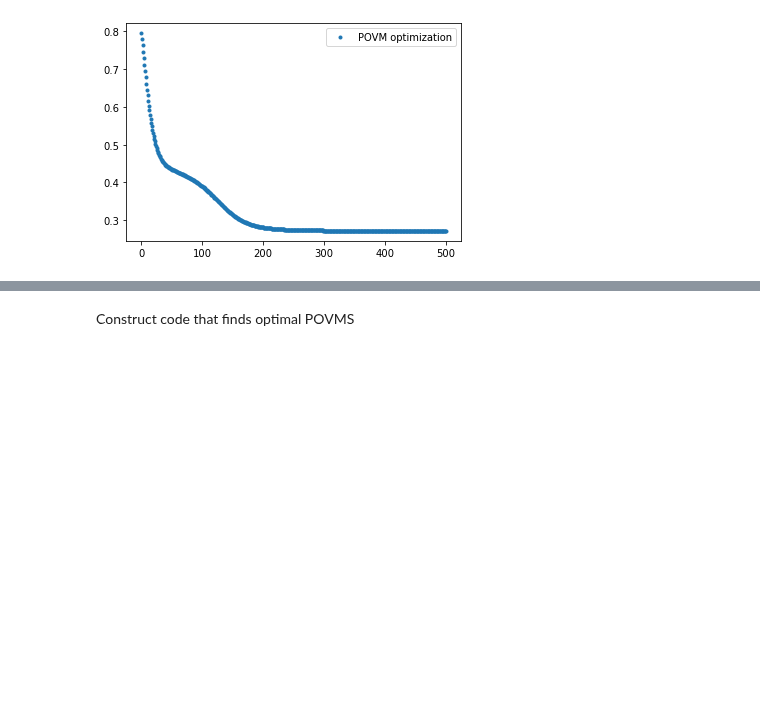
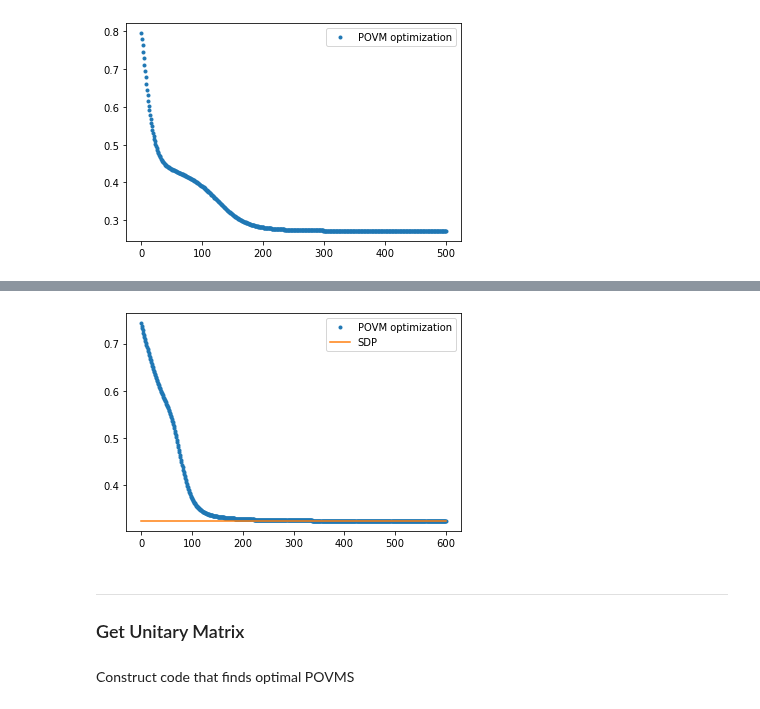
Before and after one commit to dkleeqc/vqsd, a Jupyter notebook: 2qb_povm_clf.ipynb, the cells around one changed output, grey strips where cells are left out. Cells and saved outputs as stored; diff of their text form; code cells hidden in the pictures; blank space fills up the shorter version.

Commit message:
Splitting 'State' and 'POVM' codes is done.

```diff
--- a/2qb_povm_clf.ipynb
+++ b/2qb_povm_clf.ipynb
@@ -222,0 +358,26 @@ plt.show()
+# %%
+def mes0(wires):
+    qml.Hadamard(wires=wires[0])
+    qml.CNOT(wires=[wires[0],wires[1]])
+
+def mes1(wires):
+    qml.PauliX(wires=wires[1])
+    qml.Hadamard(wires=wires[0])
+    qml.CNOT(wires=[wires[0],wires[1]])
+
+two_bloch_vecs = [[[0,0,1], [0,0,1]], [[0,0,1], [0,0,1]]]
+def two_qubits_0(wires):
+    for i in range(2):
+        State_Preparation(two_bloch_vecs[0][i]).on_circuit(wires=i)
+
+def two_qubits_1(wires):
+    for i in range(2):
+        State_Preparation(two_bloch_vecs[1][i]).on_circuit(wires=i)
+
+state_circs = [mes0, mes1, two_qubits_0, two_qubits_1]
+state_wires = [0, 1]
+# %%
+classifier = TQ_POVM_Clf(4, wires, devs, a_priori_probs, state_circs, state_wires)
+# %%
+steps = 600
+cost_list = classifier.run_opt(steps)
@@ -223,3 +402,13 @@ plt.show()
+# %%
+plt.plot(list(range(steps+1)), cost_list, '.', label='POVM optimization')
+plt.plot(list(range(steps+1)), [0.3232354240828901]*(steps+1), label='SDP')
+plt.legend()
+plt.show()
+# %% [output]
+[figure, added]
+# %% [markdown]
+---
+### Get Unitary Matrix
 # %% [markdown]
 Construct code that finds optimal POVMS
 # %%
```
Also changed, not shown: parts of 28 cells of this notebook, 2 other files.
